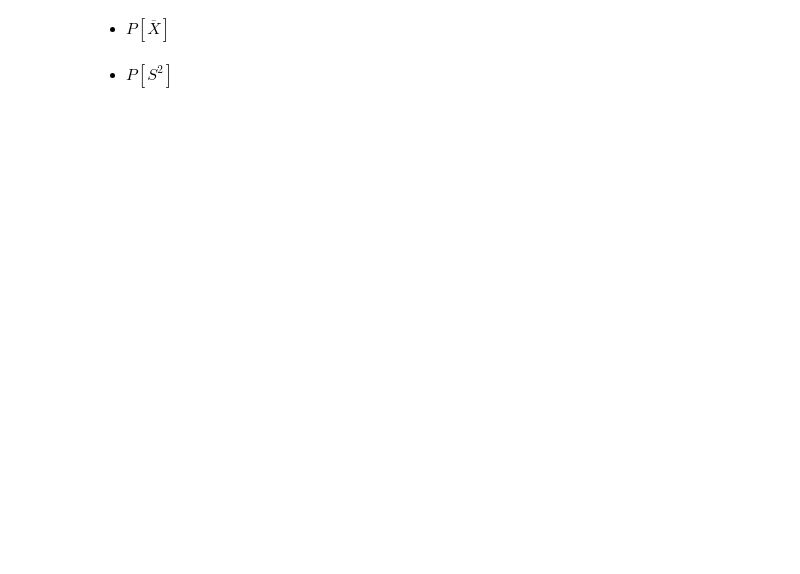
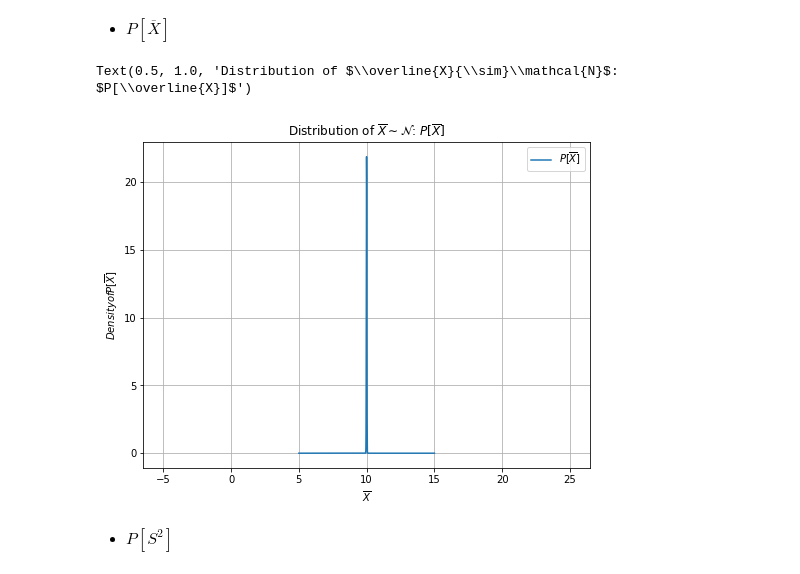
Before and after one commit to indiaki1o/ISI2, a Jupyter notebook: EX2/EX02.ipynb, the cells around one changed output. Saved outputs shown, nothing was run; the diff lists cells and outputs as text; code cells hidden in the pictures; blank space fills up the shorter version.

```diff
--- a/EX2/EX02.ipynb
+++ b/EX2/EX02.ipynb
@@ -707,4 +741,38 @@ norm_MeanVar=scipy.stats.multivariate_normal(mean=[mean_pop,variance_pop], cov=v
 # %% [markdown]
 - $P \left[ \overline{X} \right]$
+# %%
+var_of_mean = np.var(mean_eachX)
+norm_Mean=scipy.stats.norm(loc=mean_pop, scale=var_of_mean**(1/2))
+# %%
+#%
+fig_ = plt.figure(figsize=(8,6))
+ax_  = plt.subplot(111)
+margin=5
+M = np.linspace(10-margin,10+margin,1000)
+P = norm_Mean.pdf(M)
+# P_norm = P / np.max(P)
+
+mean = ax_.plot(M, P, marker="",
+                   label="$P[\overline{X}]$" )
+# cont = ax_.contourf(M,VP_norm,
+#                     np.linspace(0,1.,11), # levels
+#                     cmap=plt.cm.jet,
+#                     alpha=0.5)
+# #%
+# cbar=fig_.colorbar(cont)
+# cbar.ax.set_ylabel("Density of $M,S {\sim} \mathcal{N}$")
+#%
+ax_.grid(True)
+ax_.axis('equal')
+# ax_.legend(handles=[mean_var,mean_var_pop,cont], labels=["Random sample X","$\mu$ and $S^2$","$\mathcal{N}(\overline{X},S^2)$"])
+ax_.legend()
+ax_.axes.set_xlabel("$\overline{X}$")
+ax_.axes.set_ylabel("$Density of P[\overline{X}]$")
+# ax_.axes.set_xlim(np.min(M[:]),np.max(M[:]))
+# ax_.axes.set_ylim(np.min(V[:]),np.max(V[:]))
+ax_.axes.set_title("Distribution of $\overline{X}{\sim}\mathcal{N}$: $P[\overline{X}]$")
+# %% [output]
+Text(0.5, 1.0, 'Distribution of $\\overline{X}{\\sim}\\mathcal{N}$: $P[\\overline{X}]$')
+[figure, added]
 # %% [markdown]
 - $P \left[ S^2 \right]$
```
Also changed, not shown: parts of 4 cells of this notebook.
